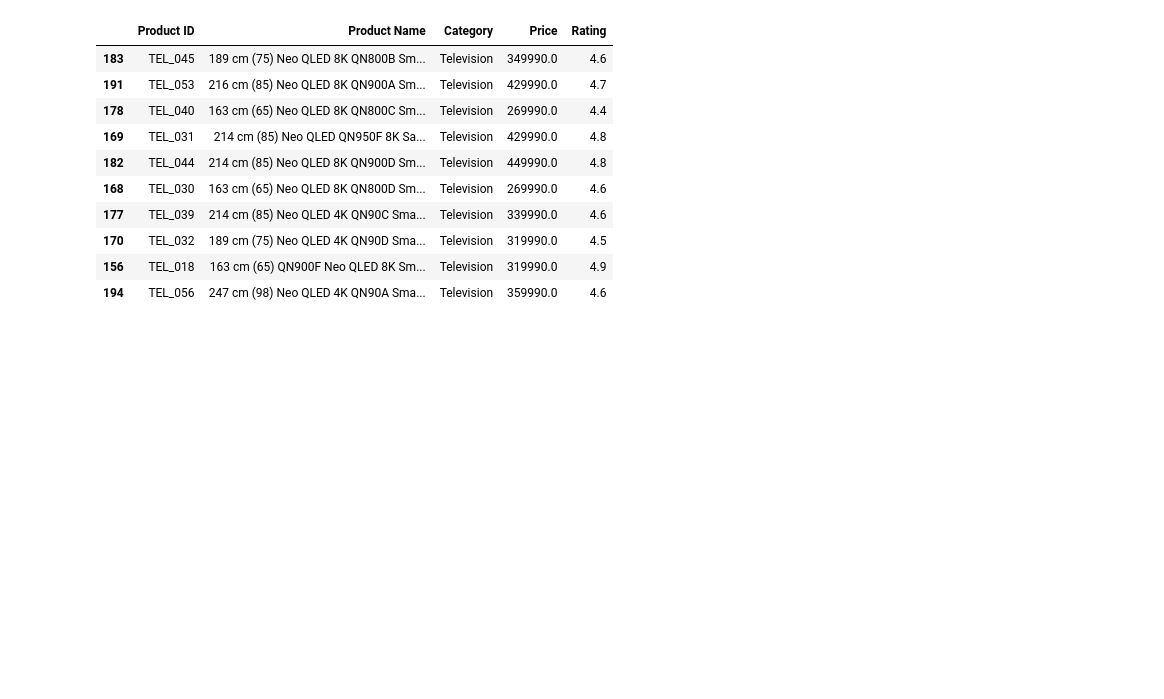
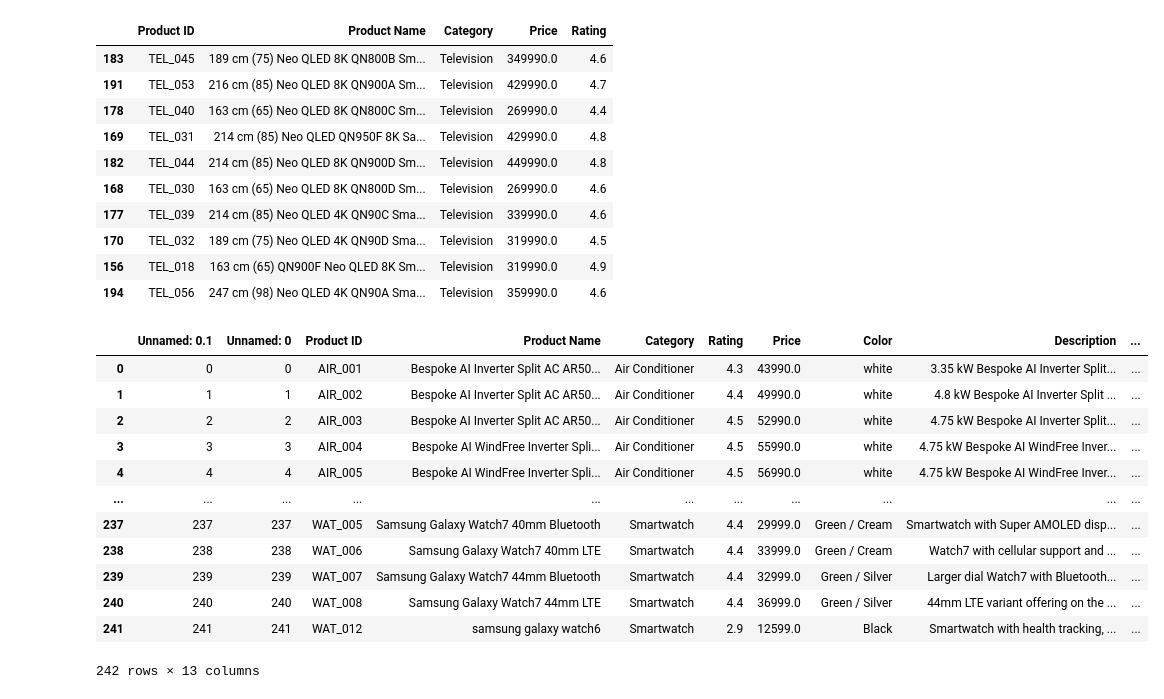
Before and after one commit to snehm-2005/SIC_CapstoneAIMLProject, a Jupyter notebook: SIC_Capstone.ipynb, the cells around one changed output. Drawn from its saved outputs; the diff is of its cells as text; code cells hidden in the pictures; blank space fills up the shorter version.

```diff
--- a/SIC_Capstone.ipynb
+++ b/SIC_Capstone.ipynb
@@ -398,3 +398,23 @@ recommender.recommend("TEL_050", top_k=10)
 | 170 | TEL_032 | 189 cm (75) Neo QLED 4K QN90D Sma... | Television | 319990.0 | 4.5 |
 | 156 | TEL_018 | 163 cm (65) QN900F Neo QLED 8K Sm... | Television | 319990.0 | 4.9 |
 | 194 | TEL_056 | 247 cm (98) Neo QLED 4K QN90A Sma... | Television | 359990.0 | 4.6 |
+# %%
+#corrected image url dataset
+
+df2=pd.read_csv('Review_samsung_afterML.csv')
+# %%
+df2
+# %% [output]
+|  | Unnamed: 0.1 | Unnamed: 0 | Product ID | Product Name | Category | Rating | Price | Color | Description | ... |
+| 0 | 0 | 0 | AIR_001 | Bespoke AI Inverter Split AC AR50... | Air Conditioner | 4.3 | 43990.0 | white | 3.35 kW Bespoke AI Inverter Split... | ... |
+| 1 | 1 | 1 | AIR_002 | Bespoke AI Inverter Split AC AR50... | Air Conditioner | 4.4 | 49990.0 | white | 4.8 kW Bespoke AI Inverter Split ... | ... |
+| 2 | 2 | 2 | AIR_003 | Bespoke AI Inverter Split AC AR50... | Air Conditioner | 4.5 | 52990.0 | white | 4.75 kW Bespoke AI Inverter Split... | ... |
+| 3 | 3 | 3 | AIR_004 | Bespoke AI WindFree Inverter Spli... | Air Conditioner | 4.5 | 55990.0 | white | 4.75 kW Bespoke AI WindFree Inver... | ... |
+| 4 | 4 | 4 | AIR_005 | Bespoke AI WindFree Inverter Spli... | Air Conditioner | 4.5 | 56990.0 | white | 4.75 kW Bespoke AI WindFree Inver... | ... |
+| ... | ... | ... | ... | ... | ... | ... | ... | ... | ... | ... |
+| 237 | 237 | 237 | WAT_005 | Samsung Galaxy Watch7 40mm Bluetooth | Smartwatch | 4.4 | 29999.0 | Green / Cream | Smartwatch with Super AMOLED disp... | ... |
+| 238 | 238 | 238 | WAT_006 | Samsung Galaxy Watch7 40mm LTE | Smartwatch | 4.4 | 33999.0 | Green / Cream | Watch7 with cellular support and ... | ... |
+| 239 | 239 | 239 | WAT_007 | Samsung Galaxy Watch7 44mm Bluetooth | Smartwatch | 4.4 | 32999.0 | Green / Silver | Larger dial Watch7 with Bluetooth... | ... |
+| 240 | 240 | 240 | WAT_008 | Samsung Galaxy Watch7 44mm LTE | Smartwatch | 4.4 | 36999.0 | Green / Silver | 44mm LTE variant offering on the ... | ... |
+| 241 | 241 | 241 | WAT_012 | samsung galaxy watch6 | Smartwatch | 2.9 | 12599.0 | Black | Smartwatch with health tracking, ... | ... |
+242 rows × 13 columns
```
Also changed, not shown: parts of 11 cells of this notebook, 7 other files.
